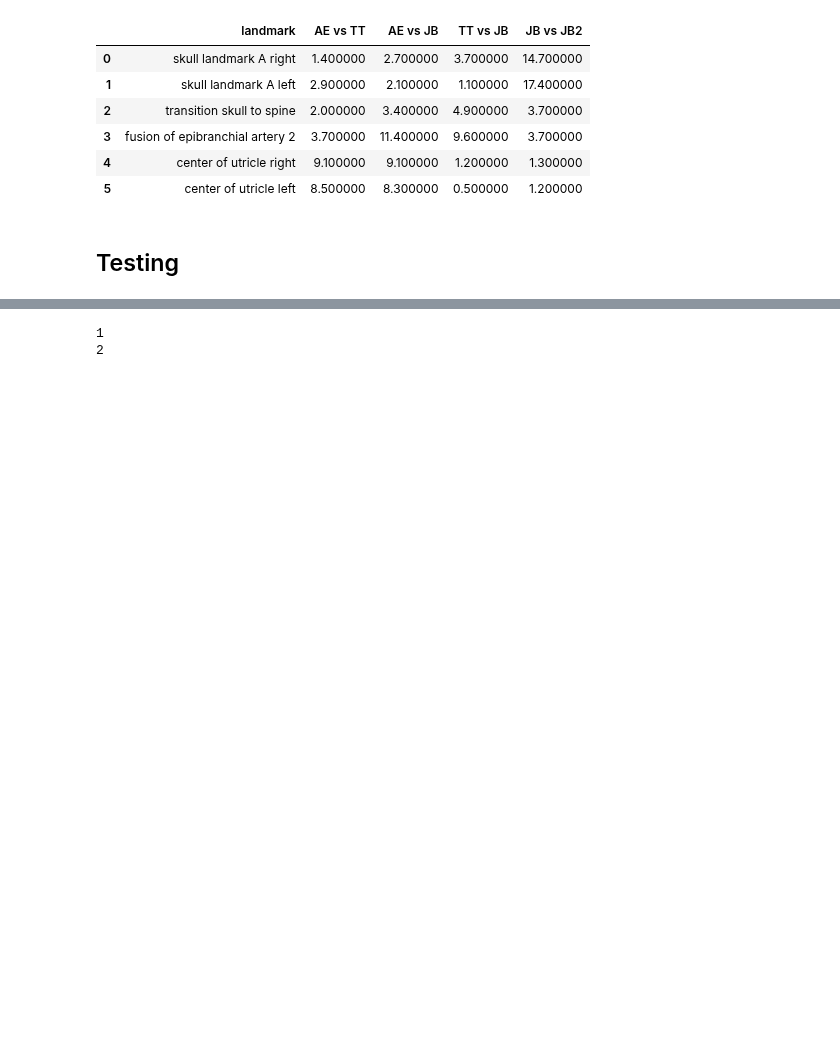
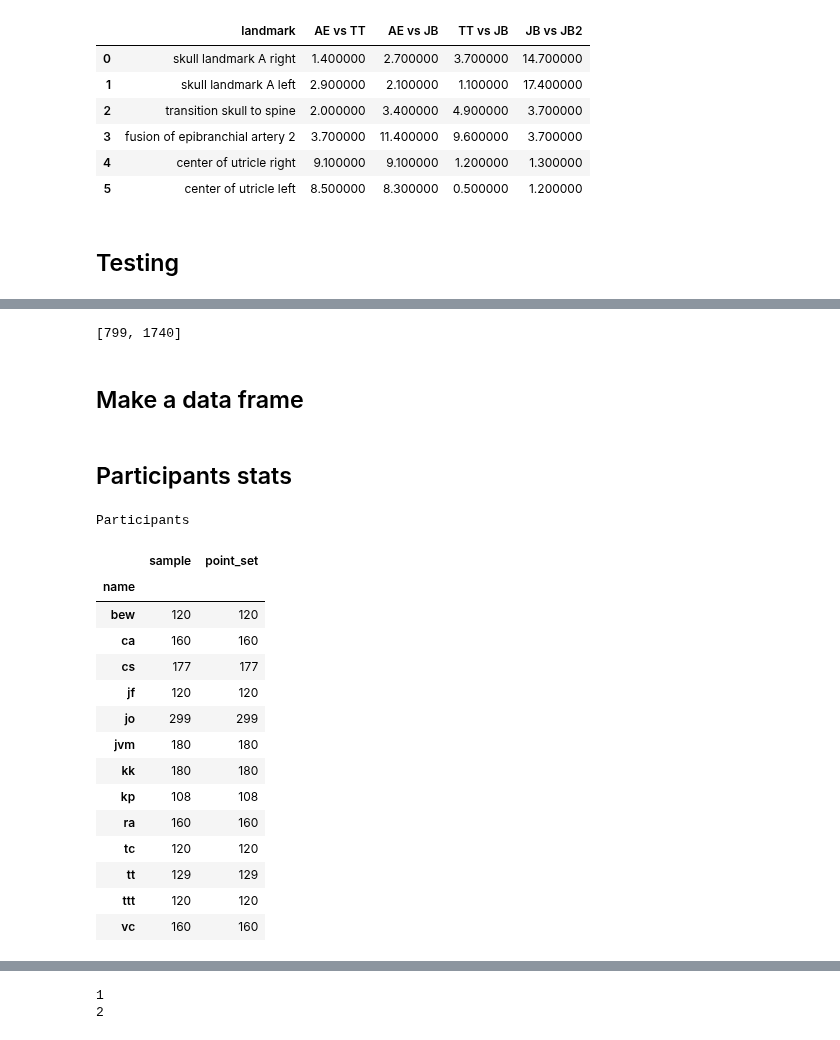
Before and after one commit to axruff/Medaka, a Jupyter notebook: CheckLandmarks.ipynb, the cells around one changed output, grey strips where cells are left out. Saved outputs shown, nothing was run; the diff lists cells and outputs as text; code cells hidden in the pictures; blank space fills up the shorter version.

```diff
--- a/CheckLandmarks.ipynb
+++ b/CheckLandmarks.ipynb
@@ -360,20 +397,20 @@ for f in filtered_files:
     points.append(f.replace(f'{s[0]}_', '').replace(f'_{s[-1]}', '').lower())
 
 data = {'sample': samples,
-        'points_set': points,
+        'point_set': points,
        'name': names}
 
 
-print(landmarks_pointset_names)
+print('Unique samples:', len(set(samples)))
+print(set(samples))
 
 print()
-print('-----------------------------------------------')
-print('WARNING: Problematic point set naming')
-print('-----------------------------------------------')
-print([p for p in points if p not in landmarks_pointset_names])
 
-# TODO: Make a list of exact file names to check manually
+print('Unique pointsets:', len(set(points)))
+print(set(points))
 
+print()
 
-df = pd.DataFrame(data)
+print('Unique names:', len(set(names)))
+print(set(names))
 # %% [output]
@@ -405,0 +470,6 @@ Count: 1
+# %%
+[i for i, x in enumerate(names) if x == 'fins']
+# %% [output]
+[799, 1740]
+# %% [markdown]
+## Make a data frame
@@ -405,0 +478,54 @@ Count: 1
+# %% [markdown]
+## Participants stats
+# %%
+participants = ['ca', 'jf', 'tc', 'cs', 'ra', 'kk', 'vc', 'bew', 'ttt', 'kp', 'jo', 'jvm', 'tt']
+
+participants_names = {'jf': 'Jana',
+                     'jo': 'Jasmin',
+                     'bew': 'Bettina',
+                     'ca': 'Cassian',
+                     'cs': 'Christina',
+                     'jvm': 'Javier',
+                     'kk': 'Kristaps',
+                     'kp':'Kaisa',
+                     'ra':'Rashi',
+                     'tc':'???',
+                     'tt': 'Thomas',
+                     'ttt': 'Tina',
+                     'vc': 'Valerie'}
+
+participants_pointset_count= {
+                     'jf': 3,
+                     'jo': 5,
+                     'bew': 4,
+                     'ca': 4,
+                     'cs': 3,
+                     'jvm': 3,
+                     'kk': 3,
+                     'kp': 5,
+                     'ra': 4,
+                     'tc': 2,
+                     'tt': 3,
+                     'ttt': 3,
+                     'vc': 5}
+
+print('Participants')
+res = df.groupby(['name']).count()
+res
+# %% [output]
+Participants
+|  | sample | point_set |
+| name |  |  |
+| bew | 120 | 120 |
+| ca | 160 | 160 |
+| cs | 177 | 177 |
+| jf | 120 | 120 |
+| jo | 299 | 299 |
+| jvm | 180 | 180 |
+| kk | 180 | 180 |
+| kp | 108 | 108 |
+| ra | 160 | 160 |
+| tc | 120 | 120 |
+| tt | 129 | 129 |
+| ttt | 120 | 120 |
+| vc | 160 | 160 |
```
Also changed, not shown: parts of 22 cells of this notebook.
